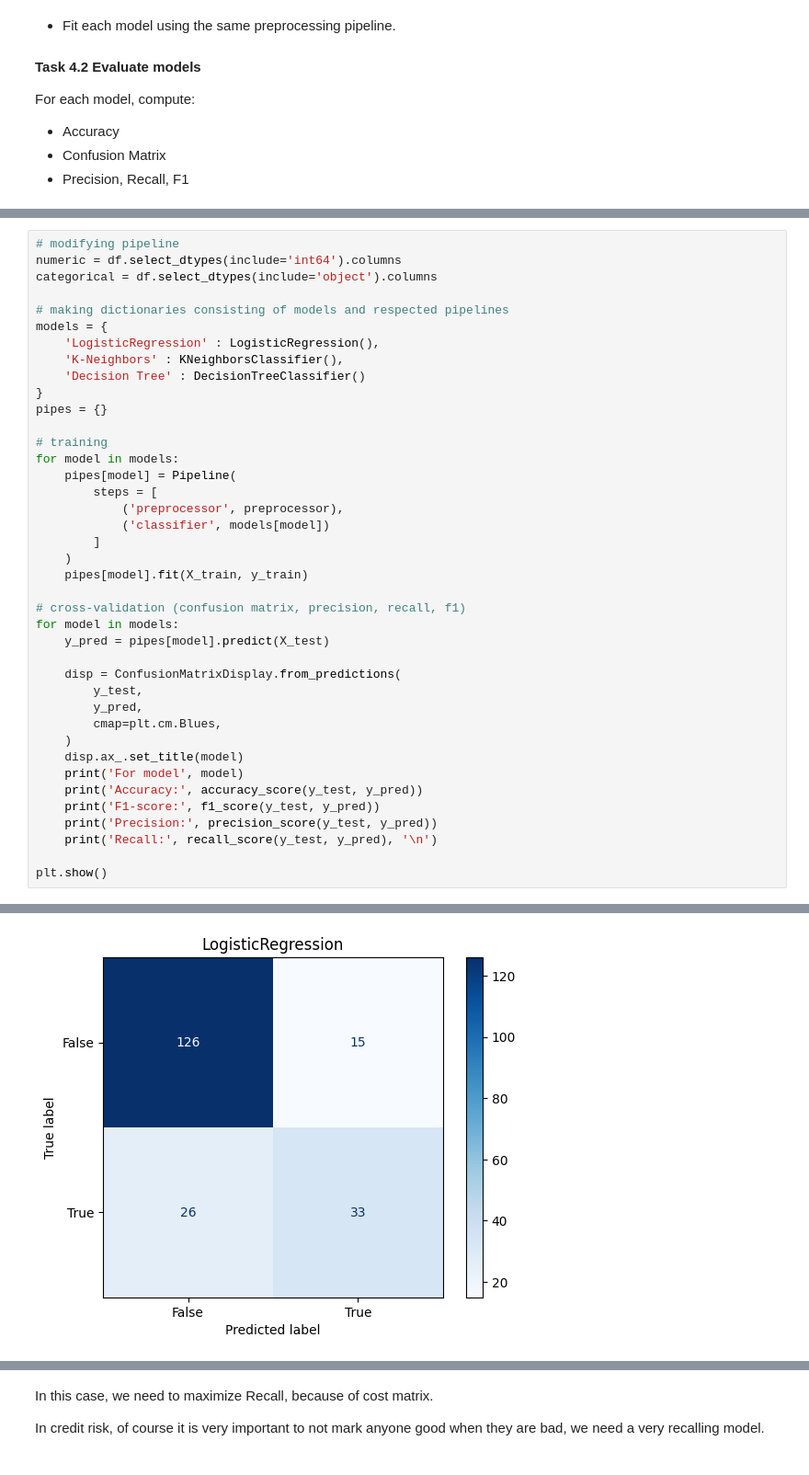
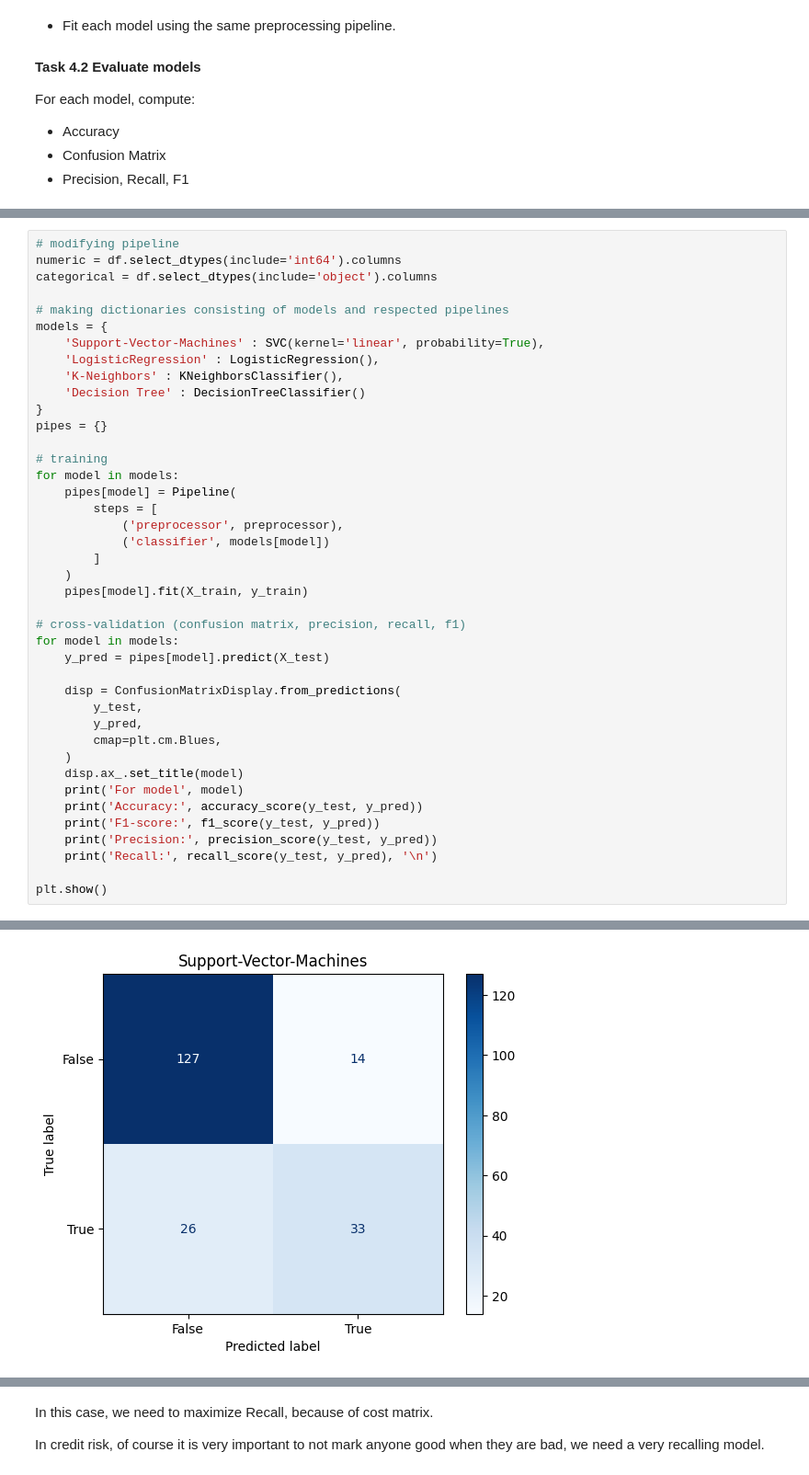
Before and after one commit to whaattisit/Machine-Learning-II, a Jupyter notebook: practice 3/practice_3.ipynb, the cells around one changed output, grey strips where cells are left out. Shown at 92% size. Saved outputs shown, nothing was run; the diff lists cells and outputs as text.

```diff
--- a/practice 3/practice_3.ipynb
+++ b/practice 3/practice_3.ipynb
@@ -371,6 +372,7 @@ categorical = df.select_dtypes(include='object').columns
 
 # making dictionaries consisting of models and respected pipelines
 models = {
+    'Support-Vector-Machines' : SVC(kernel='linear', probability=True),
     'LogisticRegression' : LogisticRegression(),
     'K-Neighbors' : KNeighborsClassifier(),
     'Decision Tree' : DecisionTreeClassifier()
@@ -425 +427 @@ Recall: 0.5084745762711864
-[figure, old version]
+[figure, new version]
```
Also changed, not shown: parts of 3 cells of this notebook.
